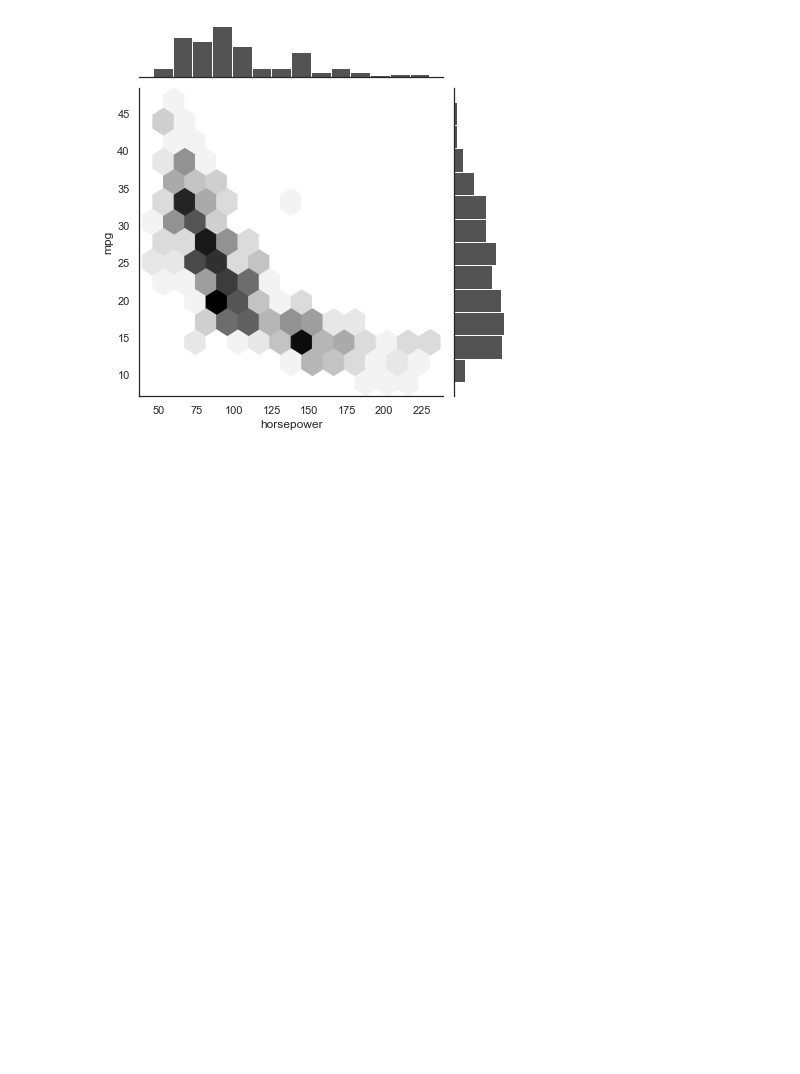
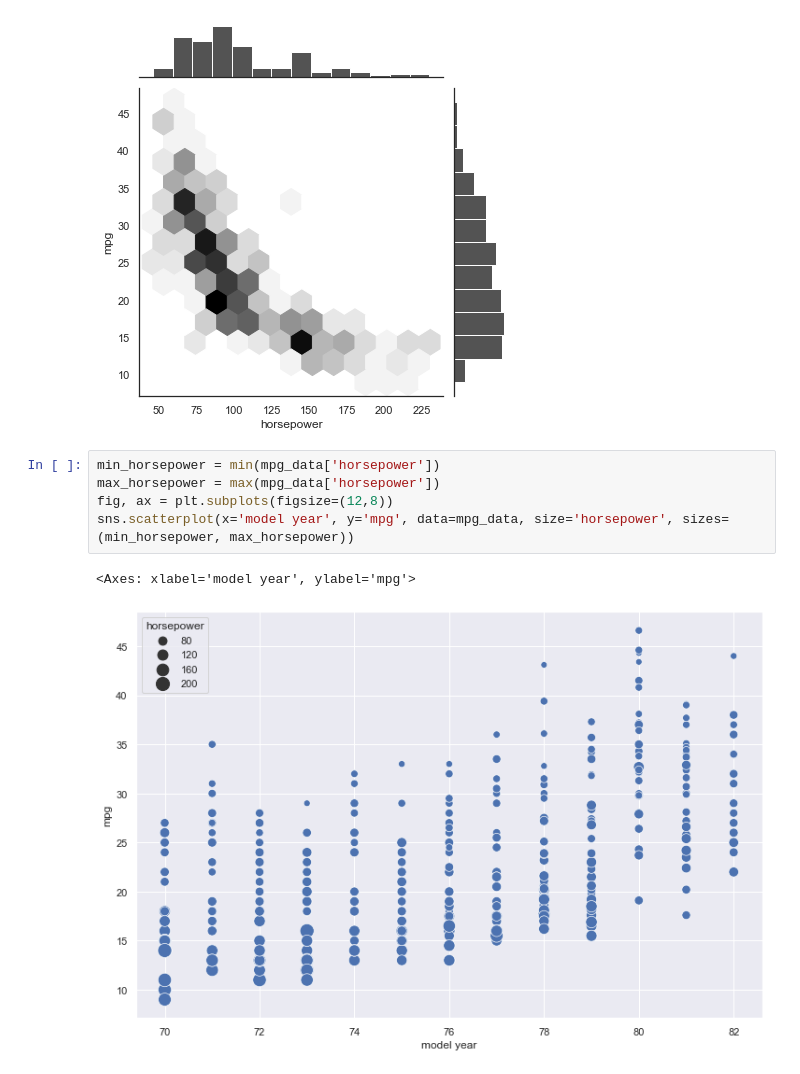
Before and after one commit to abid-2362/communicating-data-insights, a Jupyter notebook: 15_UnivariateAndBivariateDistributions.ipynb, the cells around one changed output. Cells and saved outputs as stored; diff of their text form; blank space fills up the shorter version.

```diff
--- a/15_UnivariateAndBivariateDistributions.ipynb
+++ b/15_UnivariateAndBivariateDistributions.ipynb
@@ -202,3 +202,11 @@ with sns.axes_style('white'):
                   data=mpg_data, kind='hex', color='k')
 # %% [output]
 [figure]
+# %%
+min_horsepower = min(mpg_data['horsepower'])
+max_horsepower = max(mpg_data['horsepower'])
+fig, ax = plt.subplots(figsize=(12,8))
+sns.scatterplot(x='model year', y='mpg', data=mpg_data, size='horsepower', sizes=(min_horsepower, max_horsepower))
+# %% [output]
+<Axes: xlabel='model year', ylabel='mpg'>
+[figure, added]
```
Also changed, not shown: 2 other files.
